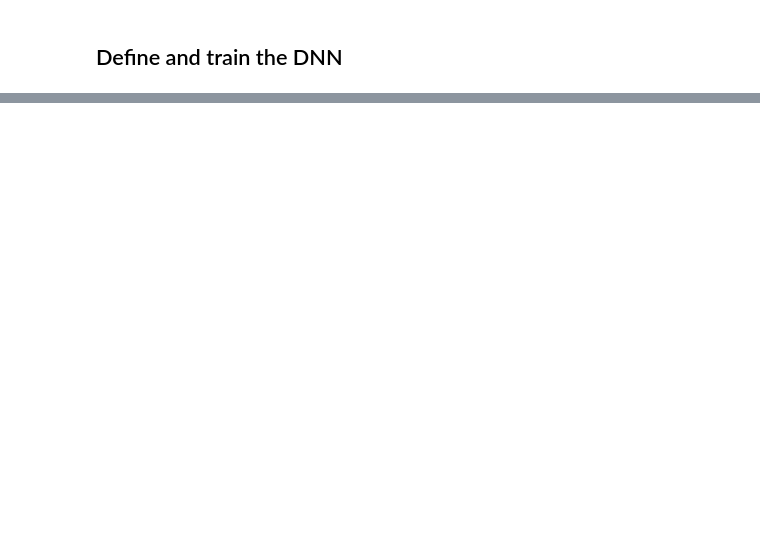
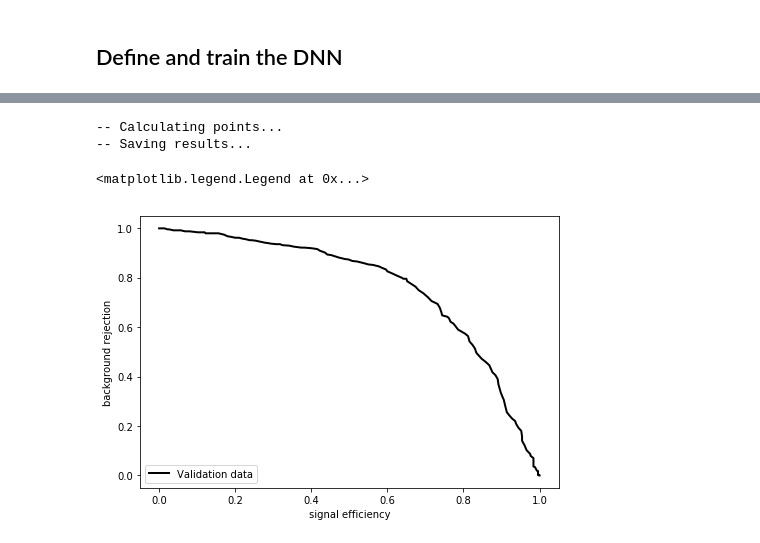
Before and after one commit to jerenner/next-dnn-topology, a Jupyter notebook: NEXT_classification.ipynb, the cells around one changed output, grey strips where cells are left out. Drawn from its saved outputs; the diff is of its cells as text; code cells hidden in the pictures; blank space fills up the shorter version.

```diff
--- a/NEXT_classification.ipynb
+++ b/NEXT_classification.ipynb
@@ -329,0 +319,69 @@ print(loss_and_metrics)
+# %%
+# create lists of values for signal vs. background curve
+npoints = 200
+fname_svsb = "plt/plt_val.h5"
+bg_rej = []; si_eff = []
+print("-- Calculating points...")
+for thh in np.arange(0,1,1./npoints):
+    nts = 0; ntb = 0
+    ncs = 0; ncb = 0
+    for ye,yp in zip(y_val,y_pred):
+        if(ye == 0):
+            ntb += 1  # add one background event
+            if(yp < thh):
+                ncb += 1  # add one correctly predicted background event
+
+        if(ye == 1):
+            nts += 1  # add one signal event
+            if(yp >= thh):
+                ncs += 1  # add one correctly predicted signal event
+
+    si_eff.append(1.0*ncs/nts)
+    bg_rej.append(1.0*ncb/ntb)
+    #print("-- {0} of {1} ({2}%) correct background events; {3} of {4} ({5}%) correct signal events".format(ncb,ntb,1.0*ncb/ntb*100,ncs,nts,1.0*ncs/nts*100))
+
+# save the results to file
+print("-- Saving results...")
+si_eff = np.array(si_eff); bg_rej = np.array(bg_rej)
+f = tb.open_file(fname_svsb, 'w')
+filters = tb.Filters(complib='blosc', complevel=9, shuffle=False)
+
+atom    = tb.Atom.from_dtype(si_eff.dtype)
+sarr    = f.create_earray(f.root, 'si_eff', atom, (0, npoints), filters=filters)
+sarr.append([si_eff])
+
+atom    = tb.Atom.from_dtype(bg_rej.dtype)
+sarr    = f.create_earray(f.root, 'bg_rej', atom, (0, npoints), filters=filters)
+sarr.append([bg_rej])
+
+f.close()
+# %% [output]
+-- Calculating points...
+-- Saving results...
+# %%
+# plot signal vs. background curves
+fnames = ["plt/plt_val.h5"]
+labels = ["Validation data"]
+colors = ["black"]
+
+# set up the plot
+fig = plt.figure()
+fig.set_figheight(5.0)
+fig.set_figwidth(7.5)
+
+for nm,lb,co in zip(fnames,labels,colors):
+
+    # read in the signal efficiency vs. background rejection information
+    fn = tb.open_file(nm,'r')
+    eff = fn.root.si_eff[0]
+    bgr = fn.root.bg_rej[0]
+
+    plt.plot(eff,bgr,color=co,label=lb,lw=2)
+    fn.close()
+
+plt.xlabel("signal efficiency")
+plt.ylabel("background rejection")
+plt.legend(loc=3)
+# %% [output]
+<matplotlib.legend.Legend at 0x...>
+[figure, added]
```
Also changed, not shown: parts of 23 cells of this notebook.
